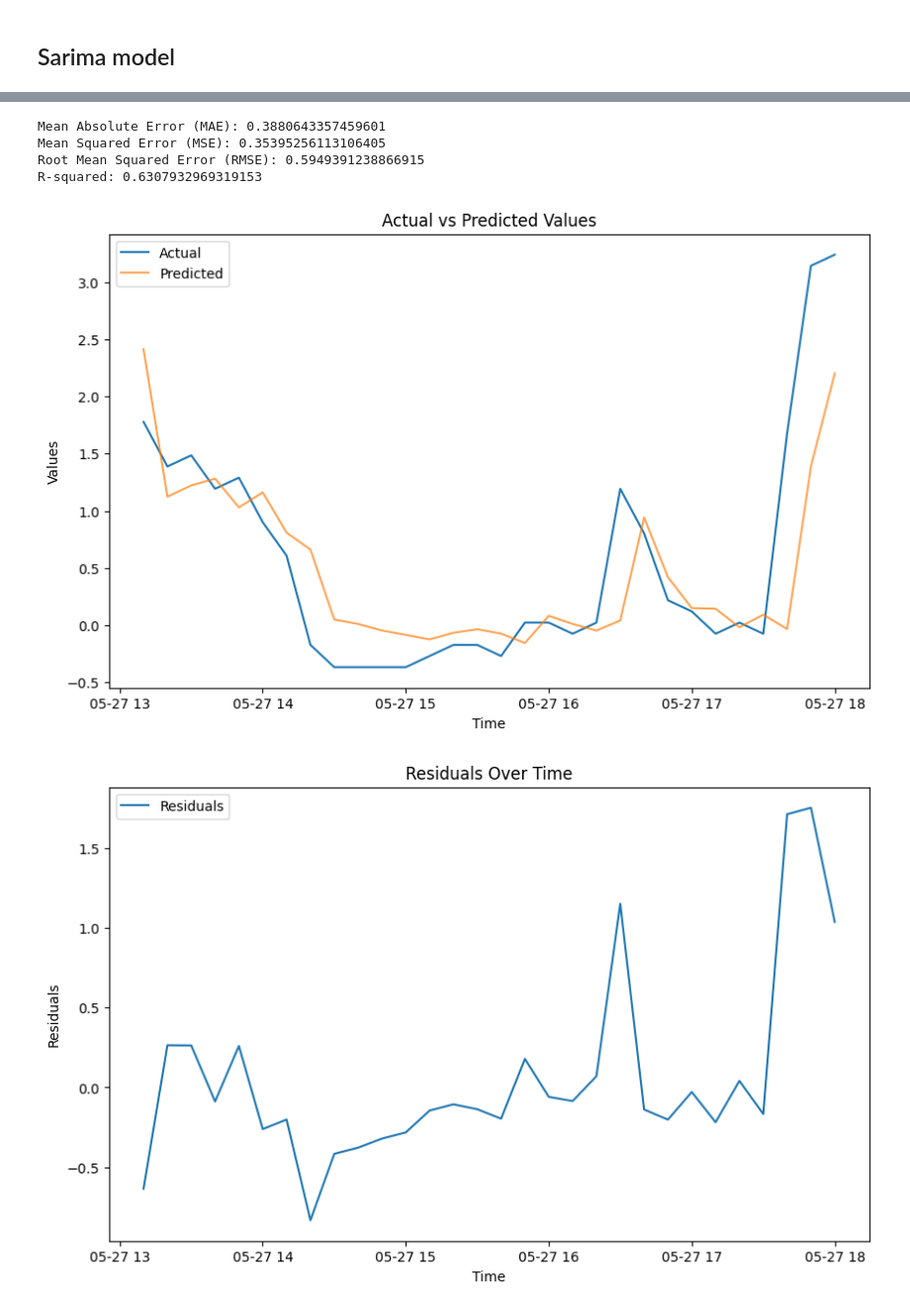
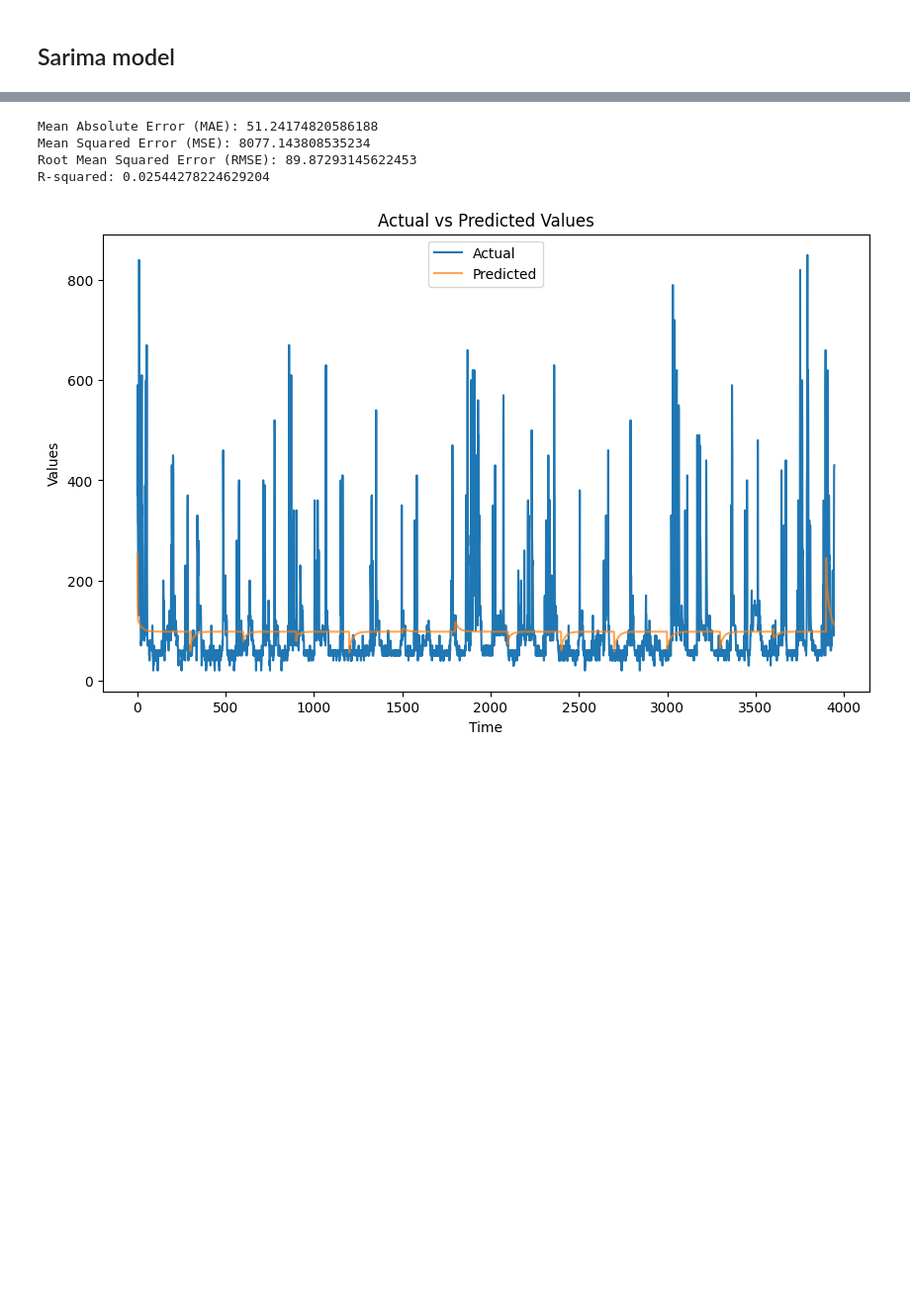
Before and after one commit to BianchiLuca28/EnergyConsumptionForecast, a Jupyter notebook: notebooks/time_series_analysis/sarima_model.ipynb, the cells around one changed output, grey strips where cells are left out. Shown: that part at 99% size. Cells and saved outputs as stored; diff of their text form; code cells hidden in the pictures; blank space fills up the shorter version.

Commit message:
modified sarima to conform with the other models

```diff
--- a/notebooks/time_series_analysis/sarima_model.ipynb
+++ b/notebooks/time_series_analysis/sarima_model.ipynb
@@ -72,43 +33,55 @@ sarima_forecast = sarima_model_fit.forecast(steps=forecast_steps)
+# %%
+split_ratio = 0.8
+split_index = int(len(target_series_scaled) * split_ratio)
+train_series = target_series_scaled[:split_index]
+test_series = target_series_scaled[split_index:]
+# %%
+sarima_predictions = []
+actuals = []
+batch_size = 300
+
+for i in range(0, len(test_series), batch_size):
+    end_index = i + batch_size if i + batch_size < len(test_series) else len(test_series)
+    train_window = np.concatenate([train_series, test_series[:i]])
+
+    # Fit SARIMA model
+    sarima_model = SARIMAX(train_window,
+                           order=(2, 0, 2),
+                           seasonal_order=(1, 0, 1, 24),
+                           enforce_stationarity=False,
+                           enforce_invertibility=False)
+    sarima_model_fit = sarima_model.fit(disp=False)
+
+    # Forecast
+    forecast = sarima_model_fit.forecast(steps=end_index - i)
+    sarima_predictions.extend(forecast)
+    actuals.extend(test_series[i:end_index])
+# %%
+sarima_predictions_unscaled = scaler.inverse_transform(np.array(sarima_predictions).reshape(-1, 1)).flatten()
+actuals_unscaled = scaler.inverse_transform(np.array(actuals).reshape(-1, 1)).flatten()
 # %%
-# Evaluate the model
-y_train = series[:-forecast_steps]
-y_test = series[-forecast_steps:]
-sarima_y_pred = sarima_model_fit.predict(start=len(series) - forecast_steps, end=len(series) - 1)
-
-sarima_mae = mean_absolute_error(y_test, sarima_y_pred)
-sarima_mse = mean_squared_error(y_test, sarima_y_pred)
+sarima_mae = mean_absolute_error(actuals_unscaled, sarima_predictions_unscaled)
+sarima_mse = mean_squared_error(actuals_unscaled, sarima_predictions_unscaled)
 sarima_rmse = np.sqrt(sarima_mse)
-sarima_r2 = r2_score(y_test, sarima_y_pred)
+sarima_r2 = r2_score(actuals_unscaled, sarima_predictions_unscaled)
 
 print('Mean Absolute Error (MAE):', sarima_mae)
 print('Mean Squared Error (MSE):', sarima_mse)
 print('Root Mean Squared Error (RMSE):', sarima_rmse)
 print('R-squared:', sarima_r2)
 # %% [output]
-Mean Absolute Error (MAE): 0.3880643357459601
-Mean Squared Error (MSE): 0.35395256113106405
-Root Mean Squared Error (RMSE): 0.5949391238866915
-R-squared: 0.6307932969319153
+Mean Absolute Error (MAE): 51.24174820586188
+Mean Squared Error (MSE): 8077.143808535234
+Root Mean Squared Error (RMSE): 89.87293145622453
+R-squared: 0.02544278224629204
 # %%
-# Plotting the actual vs predicted values
 plt.figure(figsize=(10, 6))
-plt.plot(y_test.index, y_test, label='Actual')
-plt.plot(y_test.index, sarima_y_pred, label='Predicted', alpha=0.7)
+plt.plot(actuals_unscaled, label='Actual')
+plt.plot(sarima_predictions_unscaled, label='Predicted', alpha=0.7)
 plt.title('Actual vs Predicted Values')
 plt.xlabel('Time')
 plt.ylabel('Values')
 plt.legend()
 plt.show()
-
-# Plotting the residuals
-residuals = y_test - sarima_y_pred
-plt.figure(figsize=(10, 6))
-plt.plot(residuals.index, residuals, label='Residuals')
-plt.title('Residuals Over Time')
-plt.xlabel('Time')
-plt.ylabel('Residuals')
-plt.legend()
-plt.show()
 # %% [output]
-[figure, old version]
+[figure, new version]
-[figure, removed]
```
Also changed, not shown: parts of 6 cells of this notebook, 2 other files.
